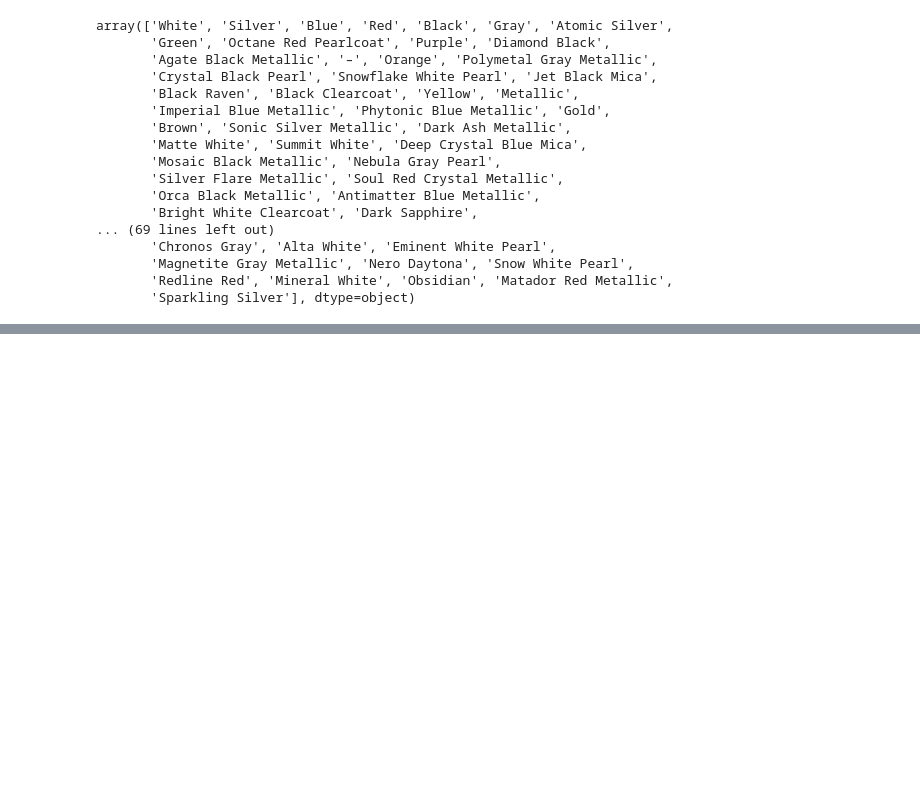
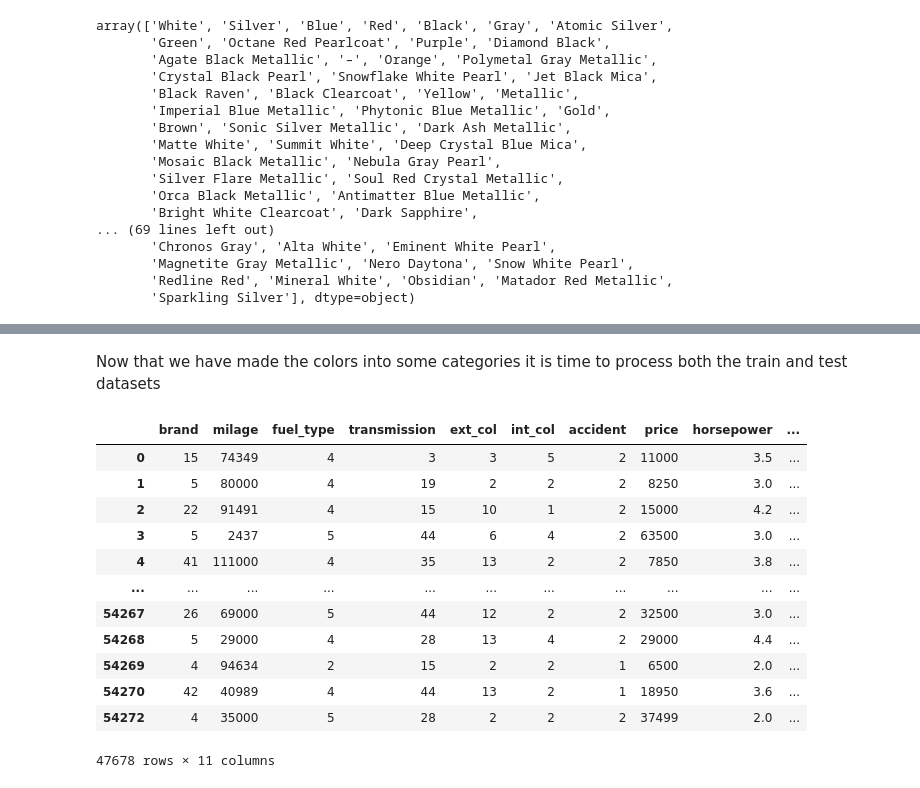
Before and after one commit to othnielche/KaggleX-Skill-Assessment-Challenge-2024, a Jupyter notebook: KaggleX challenge.ipynb, the cells around one changed output, grey strips where cells are left out. Saved outputs shown, nothing was run; the diff lists cells and outputs as text; code cells hidden in the pictures; blank space fills up the shorter version.

```diff
--- a/KaggleX challenge.ipynb
+++ b/KaggleX challenge.ipynb
@@ -1749,9 +1749,9 @@ Data columns (total 14 columns):
 dtypes: float64(1), int64(4), object(9)
 memory usage: 5.8+ MB
 # %%
-def car_sales_preprocessing(data):
+def car_sales_preprocessing_train(data):
     # Drop columns which do not improve model predictions
-    data.drop(['model', 'id', 'int_col', 'clean_title'], axis=1, inplace=True)
+    data.drop(['model', 'id', 'clean_title'], axis=1, inplace=True)
 
     # Handle missing fuel_type
     data.fuel_type.replace('–', 'Electric', inplace=True)
@@ -1773,7 +1773,7 @@ def car_sales_preprocessing(data):
     # Drop model_year column from test dataset
     data.drop('model_year', axis=1, inplace=True)
 
-    for label, content in test_data.items():
+    for label, content in data.items():
         if pd.api.types.is_string_dtype(content) or pd.api.types.is_object_dtype(content):
             # Convert all object and string data types into categories
             data[label] = content.astype('category').cat.as_ordered()
@@ -1847,6 +1847,8 @@ rf_tuned.predict(test)
 NameError: name 'tes' is not defined
 # %%
 test = pd.read_csv("./data/test.csv")
+# %%
+train = pd.read_csv("./data/train.csv")
 # %%
 test
 # %% [output]
@@ -1891,0 +1947,16 @@ array(['White', 'Silver', 'Blue', 'Red', 'Black', 'Gray', 'Atomic Silver',
+# %%
+# Function to map colors
+def map_ext_col (color):
+    return general_color_mapping.get(color, 'Other')
+# Apply the mapping to the ext_col column in the train dataset
+train['ext_col'] = train['ext_col'].apply(map_ext_col)
+# Apply the mapping to the ext_col column in the test dataset
+test['ext_col'] = test['ext_col'].apply(map_ext_col)
+
+def map_int_color(color):
+    return general_int_color_mapping.get(color, 'Other')
+
+# Apply the mapping to the int_col column in the train dataset
+train['int_col'] = train['int_col'].apply(map_int_color)
+# Apply the mapping to the int_col column in the test dataset
+test['int_col'] = test['int_col'].apply(map_int_color)
@@ -1891,0 +2027,2 @@ array(['White', 'Silver', 'Blue', 'Red', 'Black', 'Gray', 'Atomic Silver',
+# %% [markdown]
+Now that we have made the colors into some categories it is time to process both the train and test datasets
@@ -1891,0 +2074,19 @@ array(['White', 'Silver', 'Blue', 'Red', 'Black', 'Gray', 'Atomic Silver',
+# %%
+train = car_sales_preprocessing_train(train)
+test = car_sales_preprocessing_test(test)
+# %%
+train
+# %% [output]
+|  | brand | milage | fuel_type | transmission | ext_col | int_col | accident | price | horsepower | ... |
+| 0 | 15 | 74349 | 4 | 3 | 3 | 5 | 2 | 11000 | 3.5 | ... |
+| 1 | 5 | 80000 | 4 | 19 | 2 | 2 | 2 | 8250 | 3.0 | ... |
+| 2 | 22 | 91491 | 4 | 15 | 10 | 1 | 2 | 15000 | 4.2 | ... |
+| 3 | 5 | 2437 | 5 | 44 | 6 | 4 | 2 | 63500 | 3.0 | ... |
+| 4 | 41 | 111000 | 4 | 35 | 13 | 2 | 2 | 7850 | 3.8 | ... |
+| ... | ... | ... | ... | ... | ... | ... | ... | ... | ... | ... |
+| 54267 | 26 | 69000 | 5 | 44 | 12 | 2 | 2 | 32500 | 3.0 | ... |
+| 54268 | 5 | 29000 | 4 | 28 | 13 | 4 | 2 | 29000 | 4.4 | ... |
+| 54269 | 4 | 94634 | 2 | 15 | 2 | 2 | 1 | 6500 | 2.0 | ... |
+| 54270 | 42 | 40989 | 4 | 44 | 13 | 2 | 1 | 18950 | 3.6 | ... |
+| 54272 | 4 | 35000 | 5 | 28 | 2 | 2 | 2 | 37499 | 2.0 | ... |
+47678 rows × 11 columns
```
Also changed, not shown: parts of 29 cells of this notebook, 4 other files.
